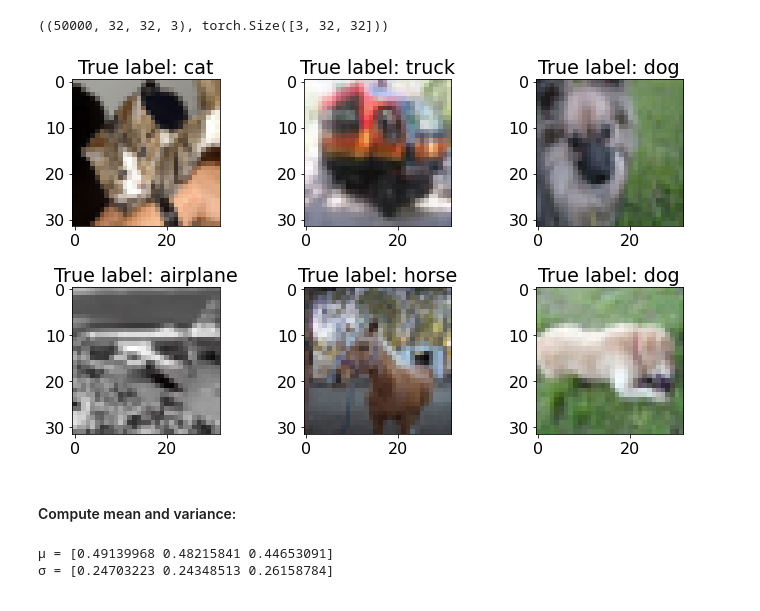
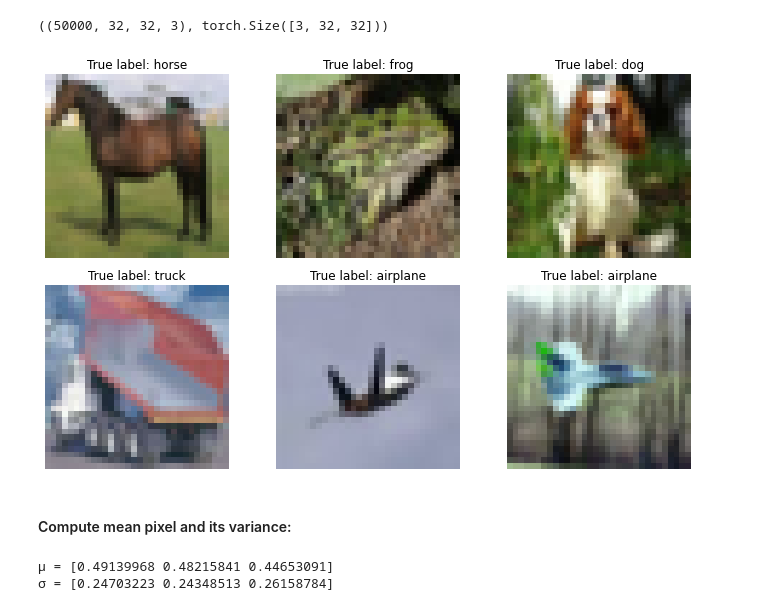
Before and after one commit to FixelAlgorithmsTeam/FixelCourses, a Jupyter notebook: DeepLearningMethods/05_PyTorch/MainPyTorchCifar.ipynb, the cells around one changed output. Cells and saved outputs as stored; diff of their text form; code cells hidden in the pictures.

```diff
--- a/DeepLearningMethods/05_PyTorch/MainPyTorchCifar.ipynb
+++ b/DeepLearningMethods/05_PyTorch/MainPyTorchCifar.ipynb
@@ -58,18 +56,19 @@ oTrainSet.data.shape, oTrainSet[0][0].shape
 # %%
 N, H, W, C = oTrainSet.data.shape
 fig, _     = plt.subplots(2, 3, figsize=(10,6))
 for ax in fig.axes:
     idx   = np.random.randint(N)
     mX, y = oTrainSet[idx]
     ax.imshow(np.transpose(mX.numpy(), (1,2,0)))
     ax.set_title(f'True label: {lClasses[y]}')
+    ax.axis     (False)
 
 plt.tight_layout()
-plt.show()
+plt.show        ()
 # %% [output]
-[figure, old version]
+[figure, new version]
 # %% [markdown]
-#### Compute mean and variance:
+#### Compute mean pixel and its variance:
 # %%
 vMean = oTrainSet.data.mean((0,1,2)) / 255
 vStd  = oTrainSet.data.std ((0,1,2)) / 255
```
Also changed, not shown: parts of 19 cells of this notebook, 1 other file.
